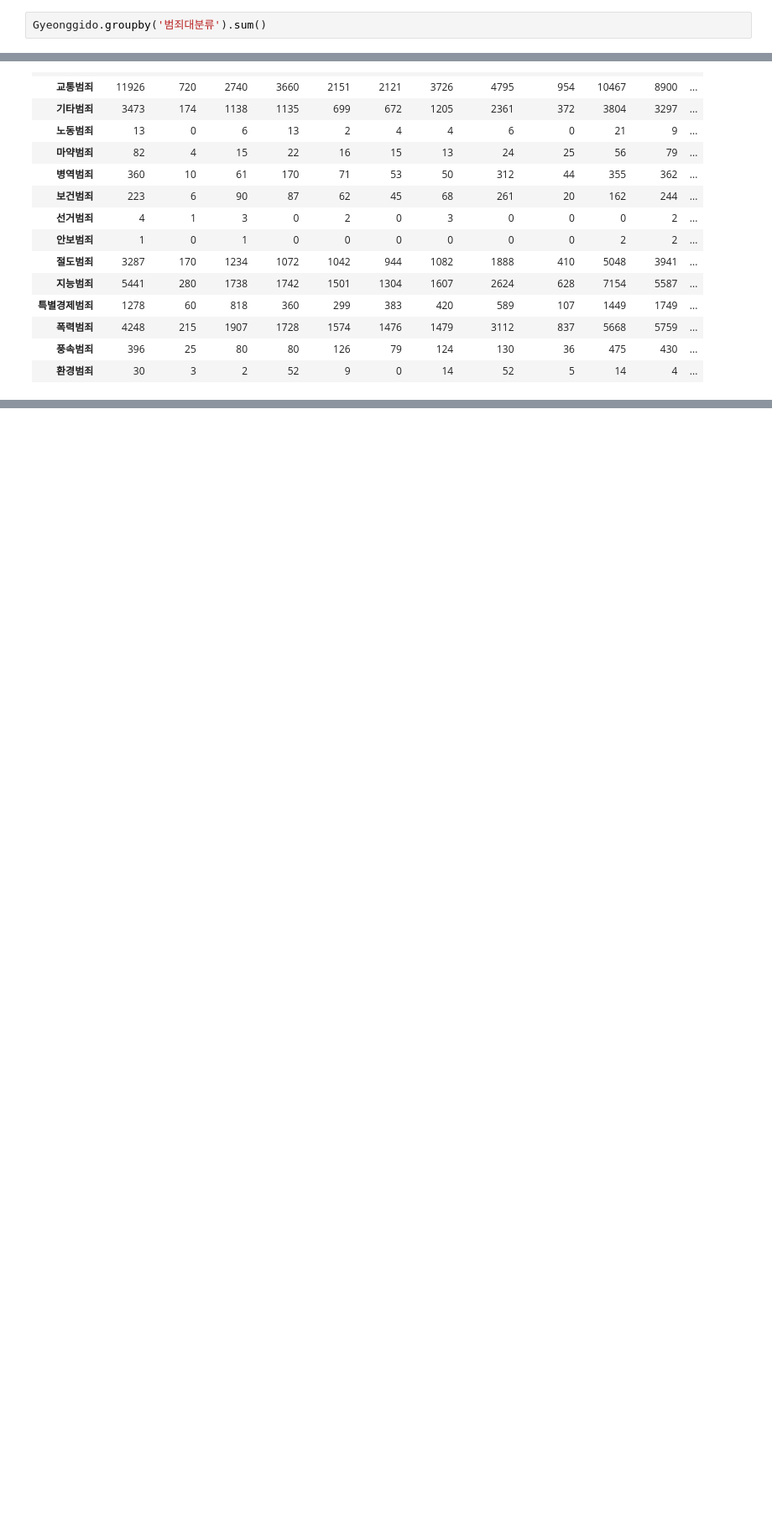
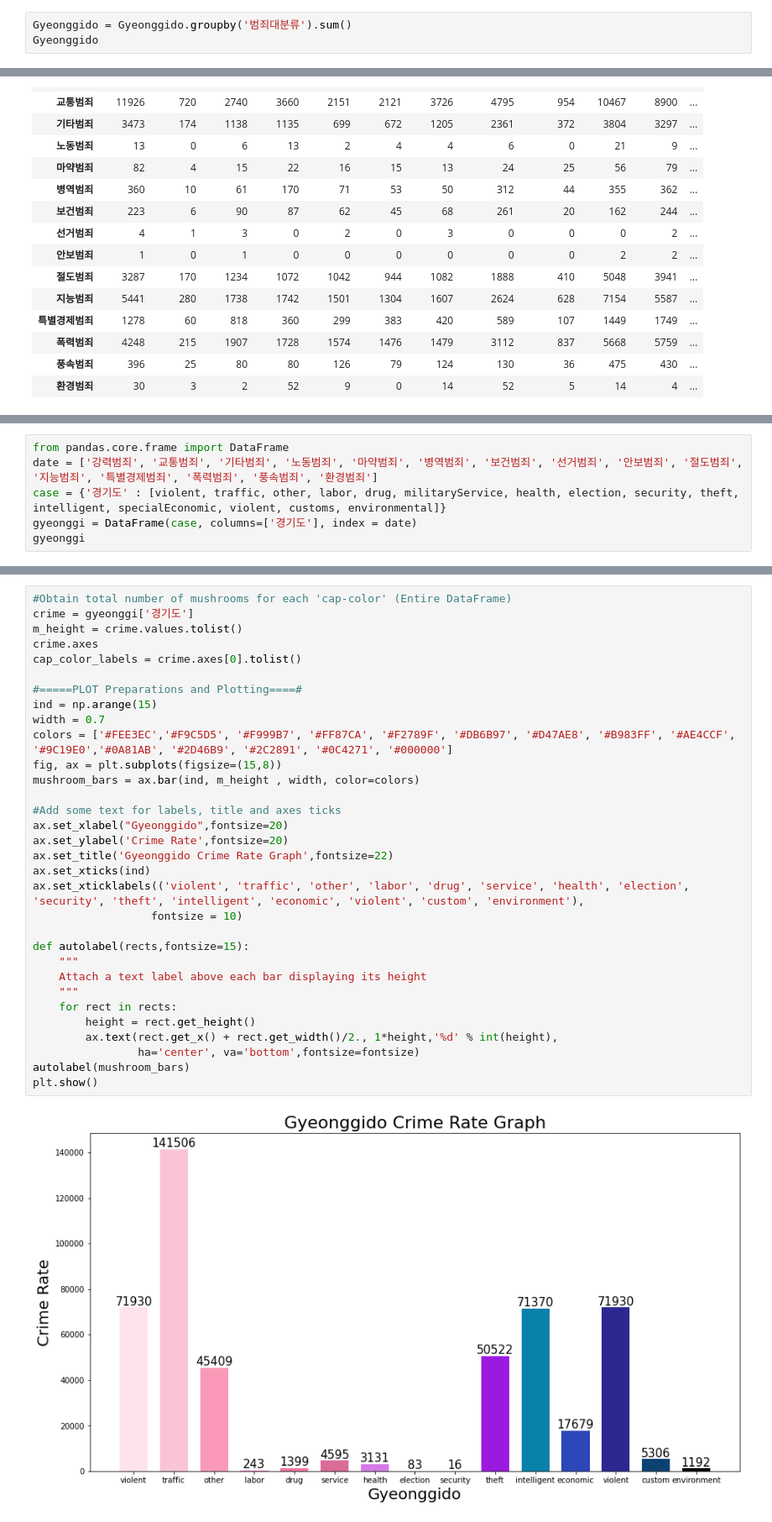
Before and after one commit to yunju-m/DAP, a Jupyter notebook: project.ipynb, the cells around one changed output, grey strips where cells are left out. Shown at 84% size. Cells and saved outputs as stored; diff of their text form; blank space fills up the shorter version.

```diff
--- a/project.ipynb
+++ b/project.ipynb
@@ -85,7 +85,8 @@ Gyeonggido = data.loc[:,['경기 고양', '경기 과천', '경기 광명', '경
        '경기 여주', '경기 오산', '경기 용인', '경기 의왕', '경기 의정부', '경기 이천', '경기 파주', '경기 평택',
        '경기 포천', '경기 하남', '경기 화성']]
 # %%
-Gyeonggido.groupby('범죄대분류').sum()
+Gyeonggido = Gyeonggido.groupby('범죄대분류').sum()
+Gyeonggido
 # %% [output]
 |  | 경기 고양 | 경기 과천 | 경기 광명 | 경기 광주 | 경기 구리 | 경기 군포 | 경기 김포 | 경기 남양주 | 경기 동두천 | 경기 부천 | 경기 성남 | ... |
 | 범죄대분류 |  |  |  |  |  |  |  |  |  |  |  | ... |
@@ -106,0 +126,6 @@ Gyeonggido.groupby('범죄대분류').sum()
+# %%
+from pandas.core.frame import DataFrame
+date = ['강력범죄', '교통범죄', '기타범죄', '노동범죄', '마약범죄', '병역범죄', '보건범죄', '선거범죄', '안보범죄', '절도범죄', '지능범죄', '특별경제범죄', '폭력범죄', '풍속범죄', '환경범죄']
+case = {'경기도' : [violent, traffic, other, labor, drug, militaryService, health, election, security, theft, intelligent, specialEconomic, violent, customs, environmental]}
+gyeonggi = DataFrame(case, columns=['경기도'], index = date)
+gyeonggi
@@ -106,0 +153,34 @@ Gyeonggido.groupby('범죄대분류').sum()
+# %%
+#Obtain total number of mushrooms for each 'cap-color' (Entire DataFrame)
+crime = gyeonggi['경기도']
+m_height = crime.values.tolist()
+crime.axes
+cap_color_labels = crime.axes[0].tolist()
+
+#=====PLOT Preparations and Plotting====#
+ind = np.arange(15)
+width = 0.7
+colors = ['#FEE3EC','#F9C5D5', '#F999B7', '#FF87CA', '#F2789F', '#DB6B97', '#D47AE8', '#B983FF', '#AE4CCF', '#9C19E0','#0A81AB', '#2D46B9', '#2C2891', '#0C4271', '#000000']
+fig, ax = plt.subplots(figsize=(15,8))
+mushroom_bars = ax.bar(ind, m_height , width, color=colors)
+
+#Add some text for labels, title and axes ticks
+ax.set_xlabel("Gyeonggido",fontsize=20)
+ax.set_ylabel('Crime Rate',fontsize=20)
+ax.set_title('Gyeonggido Crime Rate Graph',fontsize=22)
+ax.set_xticks(ind)
+ax.set_xticklabels(('violent', 'traffic', 'other', 'labor', 'drug', 'service', 'health', 'election', 'security', 'theft', 'intelligent', 'economic', 'violent', 'custom', 'environment'),
+                  fontsize = 10)
+
+def autolabel(rects,fontsize=15):
+    """
+    Attach a text label above each bar displaying its height
+    """
+    for rect in rects:
+        height = rect.get_height()
+        ax.text(rect.get_x() + rect.get_width()/2., 1*height,'%d' % int(height),
+                ha='center', va='bottom',fontsize=fontsize)
+autolabel(mushroom_bars)
+plt.show()
+# %% [output]
+[figure, added]
```
Also changed, not shown: parts of 7 cells of this notebook.
